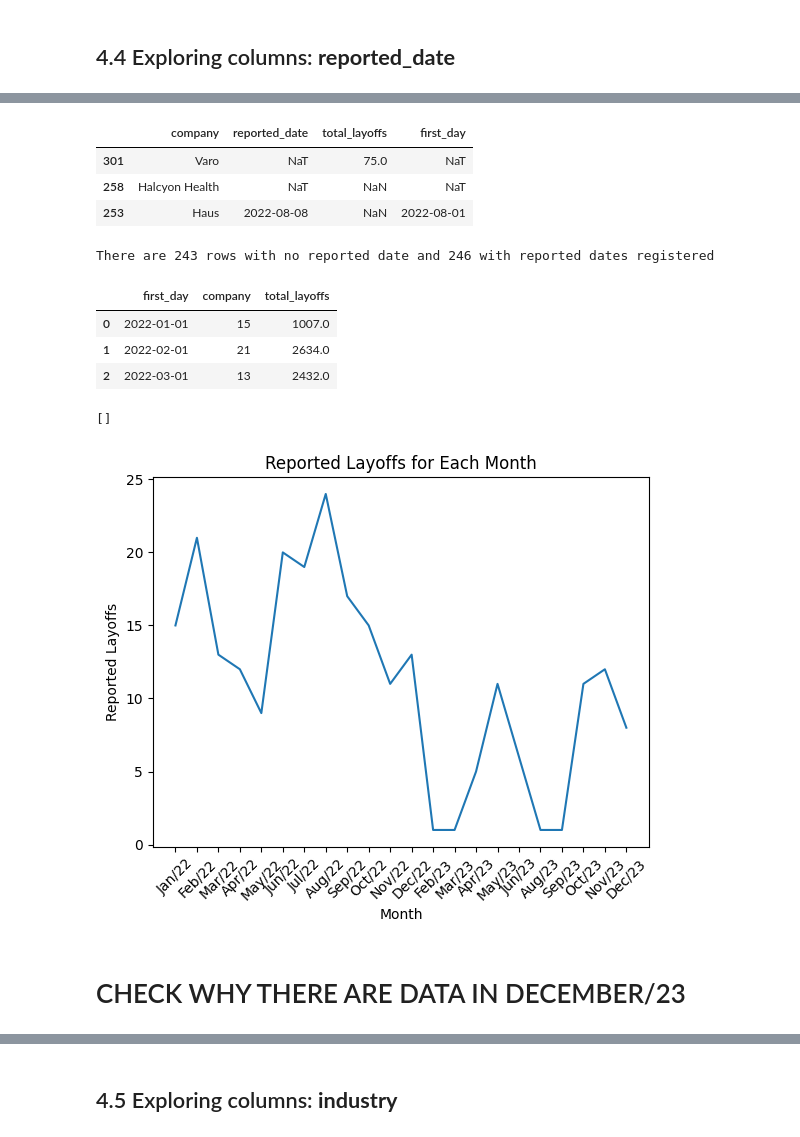
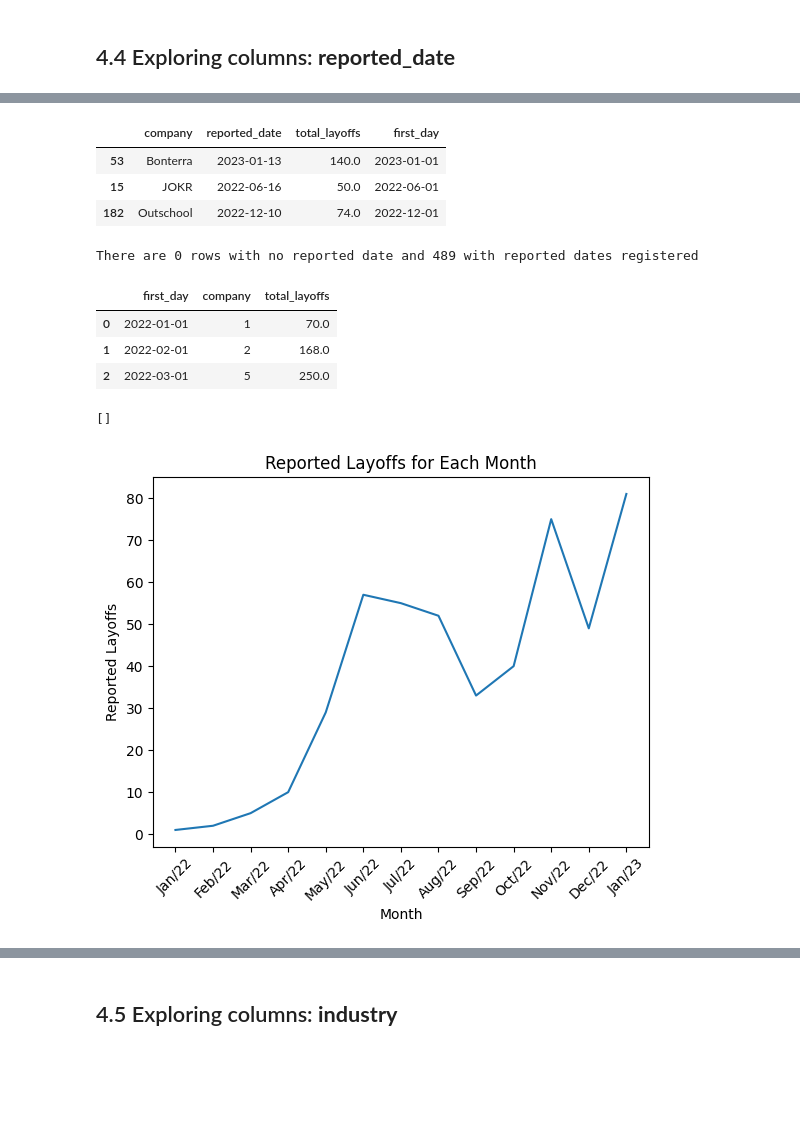
Before and after one commit to teusinn/TechCompaniesLayoff, a Jupyter notebook: src/main.ipynb, the cells around one changed output, grey strips where cells are left out. Drawn from its saved outputs; the diff is of its cells as text; code cells hidden in the pictures; blank space fills up the shorter version.

Commit message:
Finishing the 'reported_date' and 'industry' analysis

```diff
--- a/src/main.ipynb
+++ b/src/main.ipynb
@@ -275,7 +275,7 @@ Some rows have "Unclear" classification
 ## 4.4 Exploring columns: **reported_date**
 # %%
 # Converting the "reported_date" column type to date
-df['reported_date'] = pd.to_datetime(df['reported_date'], format='%d/%m/%Y', errors='coerce')
+df['reported_date'] = pd.to_datetime(df['reported_date'], format='%m/%d/%Y', errors='coerce')
 
 # Saving minimum and maximum values
 min_reported_date = df['reported_date'].min()
@@ -292,9 +292,9 @@ monthly_df['first_day'] = monthly_df['reported_date'].to_numpy().astype('datetim
 monthly_df.sample(3)
 # %% [output]
 |  | company | reported_date | total_layoffs | first_day |
-| 301 | Varo | NaT | 75.0 | NaT |
-| 258 | Halcyon Health | NaT | NaN | NaT |
-| 253 | Haus | 2022-08-08 | NaN | 2022-08-01 |
+| 53 | Bonterra | 2023-01-13 | 140.0 | 2023-01-01 |
+| 15 | JOKR | 2022-06-16 | 50.0 | 2022-06-01 |
+| 182 | Outschool | 2022-12-10 | 74.0 | 2022-12-01 |
 # %%
 # Counting rows with NaT values
 nat_rows = monthly_df['reported_date'].isna().sum()
@@ -302,7 +302,7 @@ filled_rows = monthly_df['company'].count() - nat_rows
 
 print('There are {} rows with no reported date and {} with reported dates registered'.format(nat_rows, filled_rows))
 # %% [output]
-There are 243 rows with no reported date and 246 with reported dates registered
+There are 0 rows with no reported date and 489 with reported dates registered
 # %%
 # Filtering only rows with "reported_date" and removing it
 monthly_df = monthly_df[~monthly_df['reported_date'].isna()].sort_index()
@@ -316,22 +316,20 @@ monthly_df = monthly_df.sort_values('first_day', ascending=True)
 monthly_df.head(3)
 # %% [output]
 |  | first_day | company | total_layoffs |
-| 0 | 2022-01-01 | 15 | 1007.0 |
-| 1 | 2022-02-01 | 21 | 2634.0 |
-| 2 | 2022-03-01 | 13 | 2432.0 |
+| 0 | 2022-01-01 | 1 | 70.0 |
+| 1 | 2022-02-01 | 2 | 168.0 |
+| 2 | 2022-03-01 | 5 | 250.0 |
 # %%
 # Variables for the chart below
 reported_date_label = monthly_df['first_day'].dt.strftime('%b/%y')
 
-# Checking registered layoffs for each month
+# Chart for registered layoffs for each month
 plt.title('Reported Layoffs for Each Month')
-reported_date_ax = sns.lineplot(monthly_df, x=reported_date_label, y='company')
+reported_date_count_ax = sns.lineplot(monthly_df, x=reported_date_label, y='company')
 plt.xticks(rotation=45)
 plt.xlabel('Month')
 plt.ylabel('Reported Layoffs')
 plt.plot()
 # %% [output]
 []
-[figure, old version]
+[figure, new version]
-# %% [markdown]
-# CHECK WHY THERE ARE DATA IN DECEMBER/23
```
Also changed, not shown: parts of 10 cells of this notebook.
